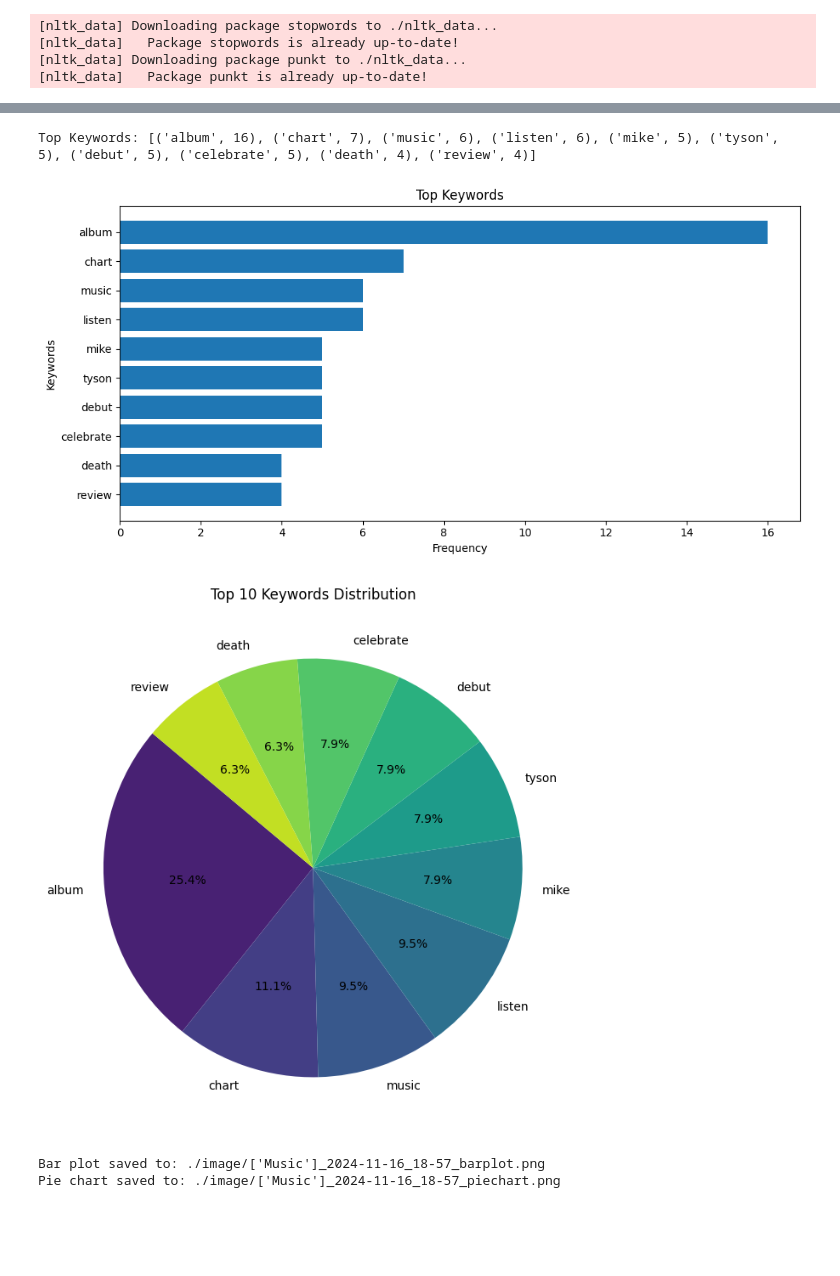
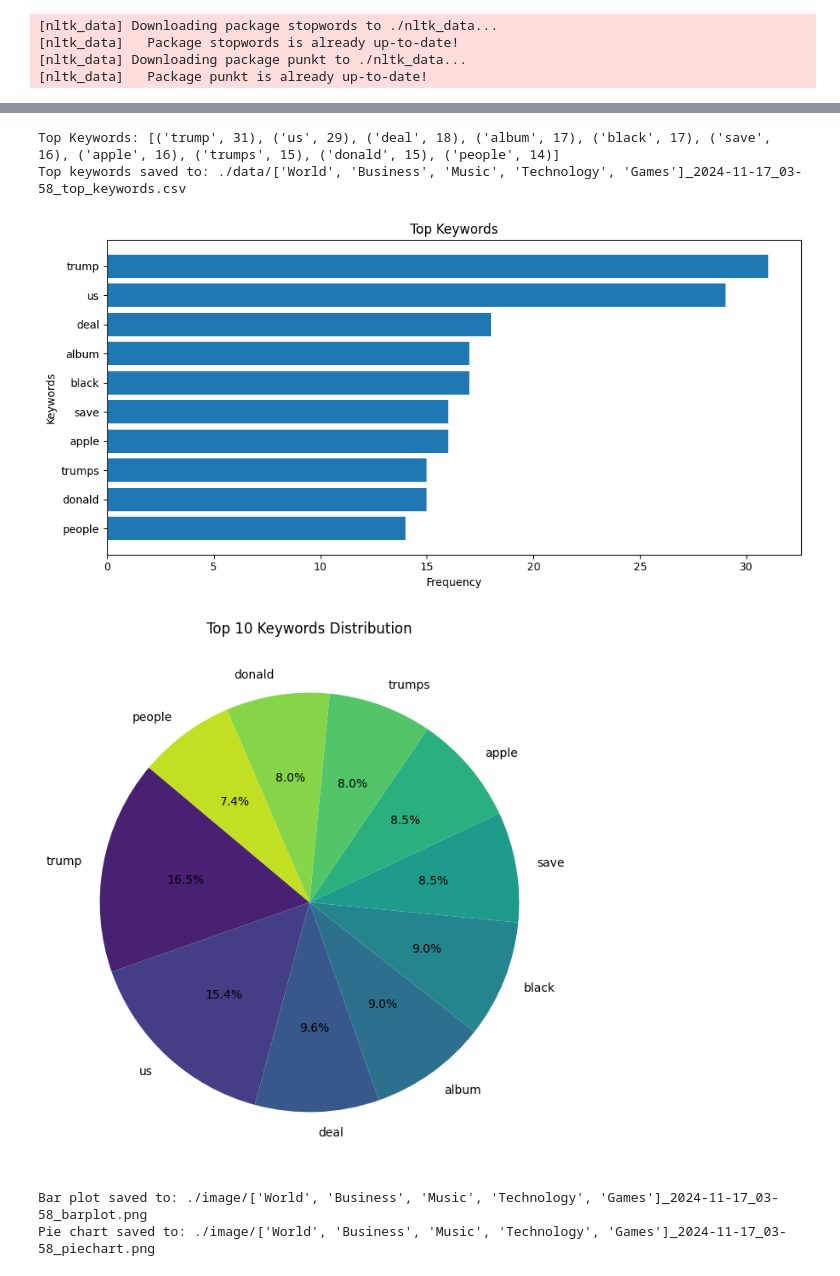
Before and after one commit to ezman102/InsightGlyph, a Jupyter notebook: main.ipynb, the cells around one changed output, grey strips where cells are left out. Cells and saved outputs as stored; diff of their text form; code cells hidden in the pictures; blank space fills up the shorter version.

```diff
--- a/main.ipynb
+++ b/main.ipynb
@@ -107,12 +107,7 @@ CATEGORIES = {
         "https://x.com/TheVerge", "https://x.com/Polygon", "https://x.com/GamesRadar", "https://x.com/PCGamer",
         "https://x.com/Shacknews", "https://x.com/Destructoid",
         "https://x.com/PlayStation", "https://x.com/Xbox", "https://x.com/Nintendo", "https://x.com/Steam",
-        "https://x.com/Blizzard_Ent",
-    ],
-    "Arts": [
-        "https://x.com/ArtForum", "https://x.com/DesignBoom", "https://x.com/Hyperallergic",
-        "https://x.com/Artnet", "https://x.com/ArtBasel", "https://x.com/ArtNet",
-        "https://x.com/ArtSpace", "https://x.com/DesignMuseum", "https://x.com/BrooklynMuseum", "https://x.com/Sothebys",
+        "https://x.com/Blizzard_Ent"
     ],
 }
 # %%
@@ -201,7 +196,7 @@ def select_category():
         print(f"{i}. {category}")
 
     # Prompt user for multiple category numbers, separated by commas
-    choice = input("Select categories by number, 1. World 2. Business 3. Music 4. Technology 5. Games 6. Arts: ")
+    choice = input("Select categories by number, 1. World 2. Business 3. Music 4. Technology 5. Games")
 
     # Split the input and convert to integers, then adjust for zero-based index
     selected_indices = [int(x.strip()) - 1 for x in choice.split(",")]
@@ -318,6 +313,19 @@ def extract_keywords(texts, top_n):
 # Extract top 10 keywords
 keywords = extract_keywords(processed_tweets, top_n=10)
 print("Top Keywords:", keywords)
+
+import csv
+
+# File path for saving the top keywords as CSV
+csv_file_path = f"./data/{category}_{timestamp}_top_keywords.csv"
+
+# Save the keywords to a CSV file
+with open(csv_file_path, mode='w', newline='', encoding='utf-8') as file:
+    writer = csv.writer(file)
+    writer.writerow(["Keyword", "Frequency"])  # Write the header
+    writer.writerows(keywords)  # Write the keywords and their frequencies
+
+print(f"Top keywords saved to: {csv_file_path}")
 
 # Generate bar plot
 def generate_bar_plot(keywords, save_path):
@@ -328,35 +336,36 @@ def generate_bar_plot(keywords, save_path):
     plt.xlabel('Frequency')
     plt.ylabel('Keywords')
     plt.title('Top Keywords')
     plt.gca().invert_yaxis()  # Invert y-axis for better visualization
     plt.tight_layout()
     plt.savefig(save_path)  # Save the bar plot
     plt.show()
 
 # Generate pie chart
 def generate_pie_chart(keywords, save_path, top_n=10):
     keywords = sorted(keywords, key=lambda x: x[1], reverse=True)[:top_n]
     words, frequencies = zip(*keywords)
 
     plt.figure(figsize=(10, 8))
     plt.pie(frequencies, labels=words, autopct='%1.1f%%', startangle=140, colors=sns.color_palette('viridis', len(words)))
     plt.title(f'Top {top_n} Keywords Distribution')
     plt.savefig(save_path)  # Save the pie chart
     plt.show()
 
 # File paths for saving the plots
 bar_plot_path = f"./image/{category}_{timestamp}_barplot.png"
 pie_chart_path = f"./image/{category}_{timestamp}_piechart.png"
 
 # Generate and save the plots
 generate_bar_plot(keywords, bar_plot_path)
 generate_pie_chart(keywords, pie_chart_path)
 
 print(f"Bar plot saved to: {bar_plot_path}")
 print(f"Pie chart saved to: {pie_chart_path}")
 # %% [output]
-Top Keywords: [('album', 16), ('chart', 7), ('music', 6), ('listen', 6), ('mike', 5), ('tyson', 5), ('debut', 5), ('celebrate', 5), ('death', 4), ('review', 4)]
+Top Keywords: [('trump', 31), ('us', 29), ('deal', 18), ('album', 17), ('black', 17), ('save', 16), ('apple', 16), ('trumps', 15), ('donald', 15), ('people', 14)]
+Top keywords saved to: ./data/['World', 'Business', 'Music', 'Technology', 'Games']_2024-11-17_03-58_top_keywords.csv
-[figure, old version]
+[figure, new version]
-[figure, old version]
+[figure, new version]
-Bar plot saved to: ./image/['Music']_2024-11-16_18-57_barplot.png
-Pie chart saved to: ./image/['Music']_2024-11-16_18-57_piechart.png
+Bar plot saved to: ./image/['World', 'Business', 'Music', 'Technology', 'Games']_2024-11-17_03-58_barplot.png
+Pie chart saved to: ./image/['World', 'Business', 'Music', 'Technology', 'Games']_2024-11-17_03-58_piechart.png
```
Also changed, not shown: parts of 3 cells of this notebook, 55 other files.
